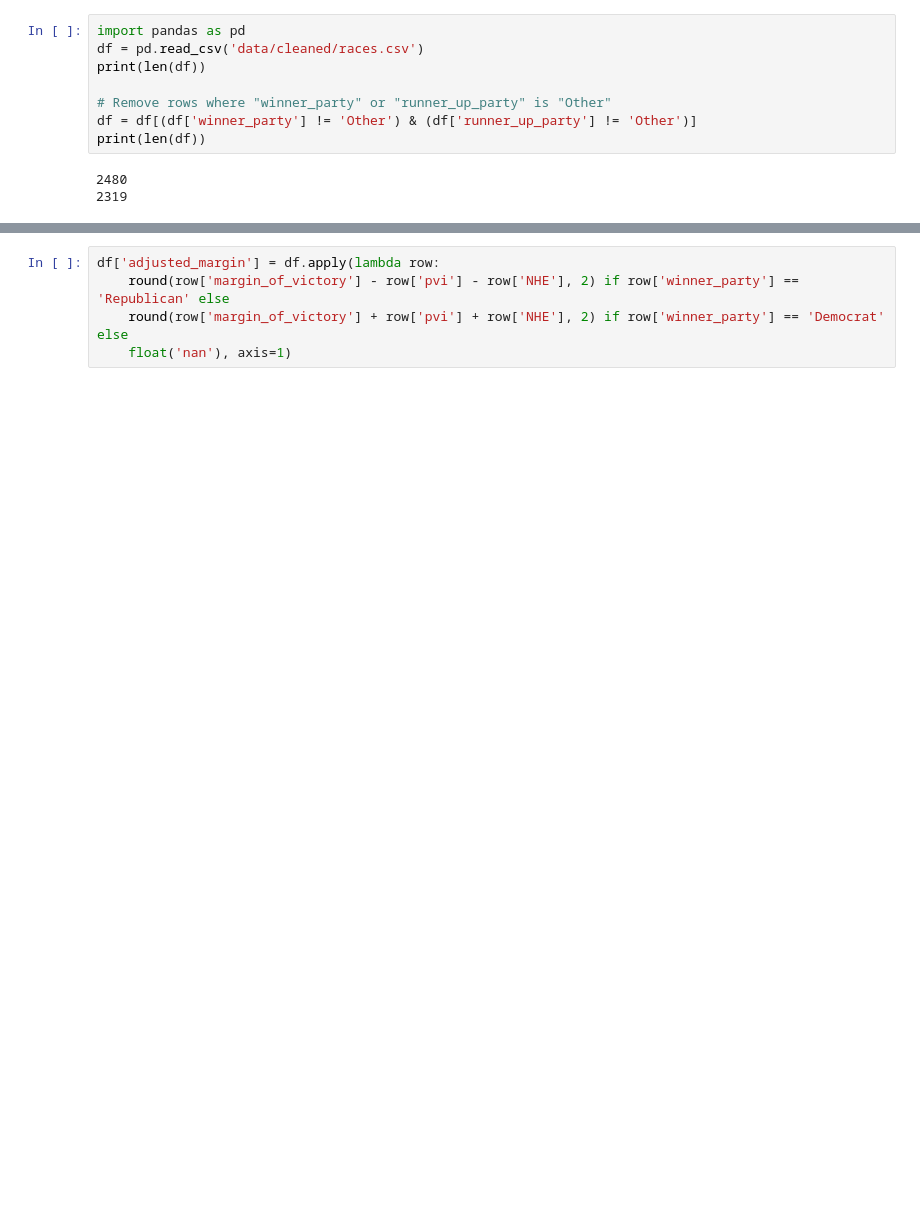
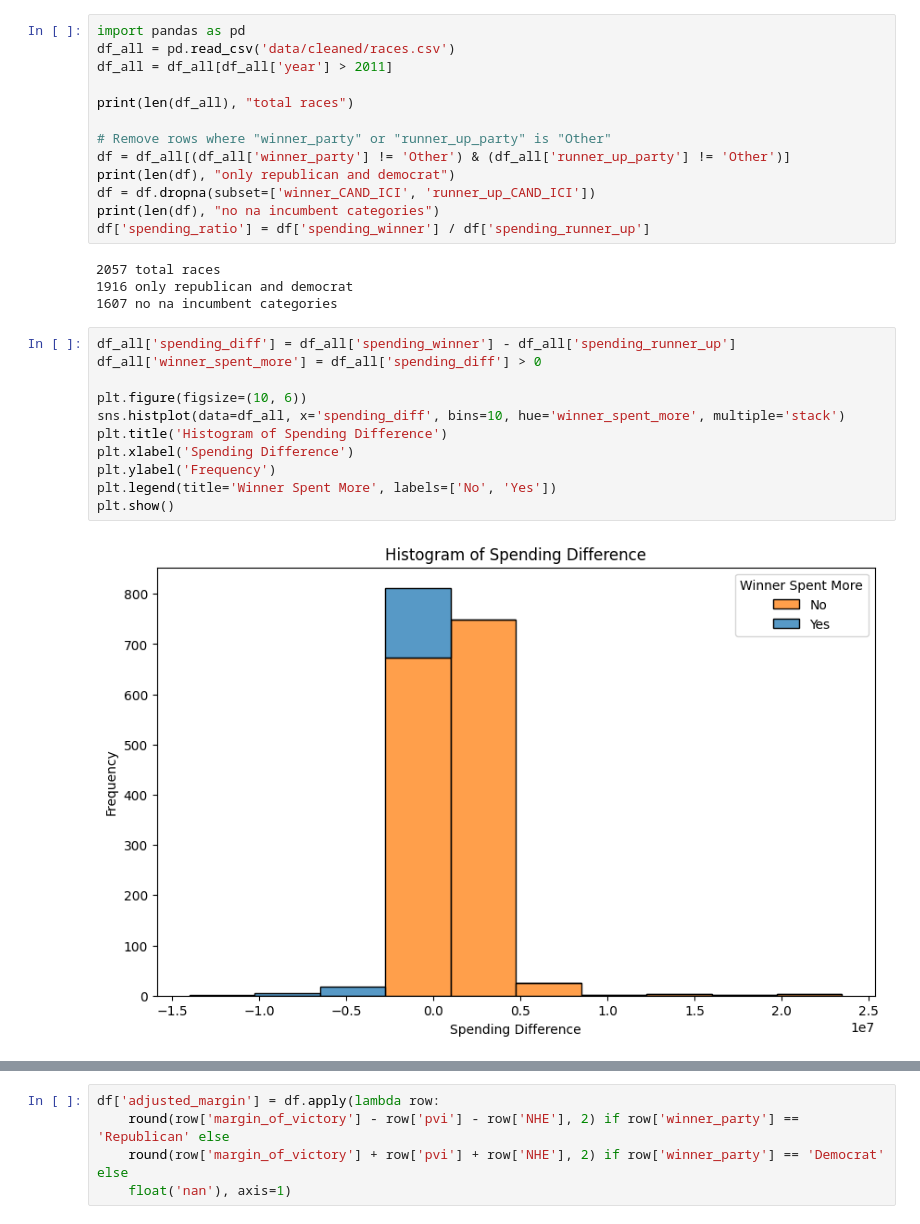
Before and after one commit to anrath/money-and-politics, a Jupyter notebook: analysisV2.ipynb, the cells around one changed output, grey strips where cells are left out. Cells and saved outputs as stored; diff of their text form; blank space fills up the shorter version.

```diff
--- a/analysisV2.ipynb
+++ b/analysisV2.ipynb
@@ -1,11 +1,30 @@
 # %%
 import pandas as pd
-df = pd.read_csv('data/cleaned/races.csv')
-print(len(df))
+df_all = pd.read_csv('data/cleaned/races.csv')
+df_all = df_all[df_all['year'] > 2011]
+
+print(len(df_all), "total races")
 
 # Remove rows where "winner_party" or "runner_up_party" is "Other"
-df = df[(df['winner_party'] != 'Other') & (df['runner_up_party'] != 'Other')]
-print(len(df))
+df = df_all[(df_all['winner_party'] != 'Other') & (df_all['runner_up_party'] != 'Other')]
+print(len(df), "only republican and democrat")
+df = df.dropna(subset=['winner_CAND_ICI', 'runner_up_CAND_ICI'])
+print(len(df), "no na incumbent categories")
+df['spending_ratio'] = df['spending_winner'] / df['spending_runner_up']
 # %% [output]
-2480
-2319
+2057 total races
+1916 only republican and democrat
+1607 no na incumbent categories
+# %%
+df_all['spending_diff'] = df_all['spending_winner'] - df_all['spending_runner_up']
+df_all['winner_spent_more'] = df_all['spending_diff'] > 0
+
+plt.figure(figsize=(10, 6))
+sns.histplot(data=df_all, x='spending_diff', bins=10, hue='winner_spent_more', multiple='stack')
+plt.title('Histogram of Spending Difference')
+plt.xlabel('Spending Difference')
+plt.ylabel('Frequency')
+plt.legend(title='Winner Spent More', labels=['No', 'Yes'])
+plt.show()
+# %% [output]
+[figure, added]
```
Also changed, not shown: parts of 14 cells of this notebook, 5 other files.
